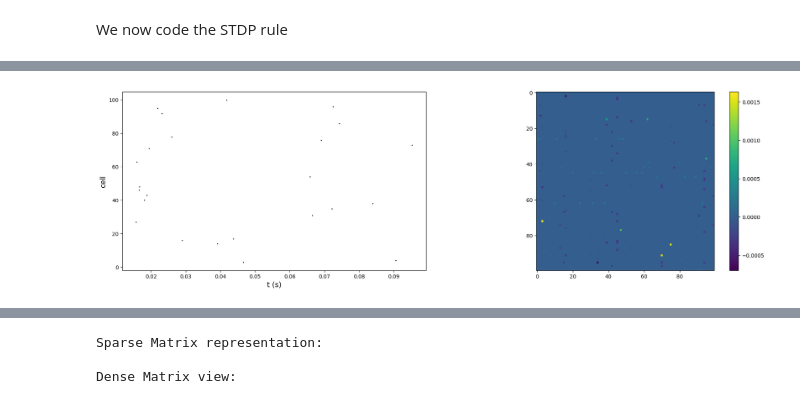
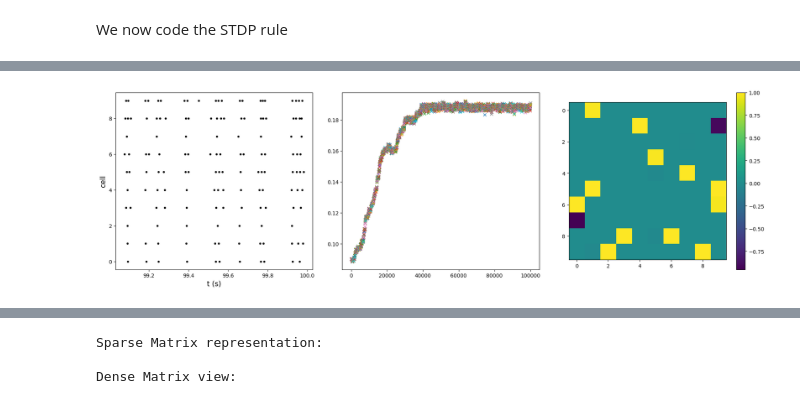
Before and after one commit to steve-cox-LA/EGlove, a Jupyter notebook: TassPlatform.ipynb, the cells around one changed output, grey strips where cells are left out. Cells and saved outputs as stored; diff of their text form; code cells hidden in the pictures.

```diff
--- a/TassPlatform.ipynb
+++ b/TassPlatform.ipynb
@@ -996,20 +996,21 @@ import numpy as np
 import matplotlib.pyplot as plt
 import math
 import scipy  as sp     #.sparse import random_array
+from scipy.sparse.csgraph import connected_components
 
-fig, (ax1, ax2) = plt.subplots(1,2)
+fig, (ax1, ax2, ax3) = plt.subplots(1,3)
 plt.subplots_adjust(right=3, left=0.25, wspace=0.15, top=1, bottom=0)
 
 rng = np.random.default_rng(12345)
 
-Tfin = 1e2
+Tfin = 1e5
 dt = 0.1
 Nt = math.ceil(Tfin/dt)
 tausyn = 1
 td = 3
 kappa = 8
 
-N = 100   # number of cells
+N = 10   # number of cells
 
 kappa_noise = 0.026
 f_noise = 20
@@ -1018,18 +1019,33 @@ gleak = 0.02
 Vrest = -38
 Cm = rng.normal(3, 3*0.05, N)
 
-# Generate the sparse weight matrix without self connections
-density = 0.05  # 7% of the elements will be non-zero
-spW = sp.sparse.random_array((N, N), density=density, format='csr', random_state=rng)
-spW.setdiag(0)
-spW.eliminate_zeros()
-Wrow, Wcol, values = sp.sparse.find(spW)
-mW = np.mean(spW)
-print("mean spW before = ", mW)
-Wbefore = spW.toarray()
+is_connected = False
+
+while not is_connected:  # Generate a fully connected sparse {0,1} weight matrix without self connections
+
+    W = sp.sparse.random_array(    # 1. Generate random array of values {1,2}
+        (N, N), density= 0.25, random_state=rng,
+        data_sampler = lambda size: rng.choice([1, 2], size=size, p=[0.4, 0.6])
+    ).tocsr()
+
+    W.setdiag(0)   # remove self-connections
+    W.eliminate_zeros()
+
+    n_components, _ = connected_components(W, directed=True, connection='strong')
+    is_connected = (n_components == 1)
+
+print("Successfully generated a fully connected synaptic weight matrix!")
+print(W)
+
+Wrow, Wcol, values = sp.sparse.find(W)
+
+W.data -=1  # lower weights by 1 to take {0,1}
+
+mW = np.mean(W)
+print("mean W before = ", mW)
+Wbefore = W.toarray()
 mW = np.mean(Wbefore)
 print("mean full W before = ", mW)
-
 
 aE = (2*tausyn-dt)/(2*tausyn+dt)
 bE = 2*kappa/(2*tausyn+dt)/N
@@ -1062,13 +1078,15 @@ next_noise = rng.exponential(
 tau_plus = 10
 tau_R = 4
 beta = 1.4
-delta = 0.002   # from Thanos Manos ,Magteld Zeitler,Peter A. Tass
+delta = 0.1 # 0.002   # from Thanos Manos ,Magteld Zeitler,Peter A. Tass
+
+zpost = Wrow[np.where(Wcol == 0)]
 
 for j in range(1,Nt):
 
     t = j*dt
 
-    gsyn = aE*gsyn + bE*spW@(T + td == t)   # is there a better way to do this?
+    gsyn = aE*gsyn + bE*W@(T + td == t)   # is there a better way to do this?
 
     old_spikes = np.where(T + td == t)[0]
     # depress their postsynaptic weights
@@ -1076,8 +1094,12 @@ for j in range(1,Nt):
         post = Wrow[np.where(Wcol == ind)]
         for p in post:
             Delta = T[p] - t    #  t_post - (t_pre + 3)
-            spW[p, ind] -= (delta*beta/tau_R)*np.exp(Delta/(tau_R*tau_plus))   # *spW[p, ind]
-            spW[p, ind] = max(0, spW[p, ind])
+            dW = (delta*beta/tau_R)*np.exp(Delta/(tau_R*tau_plus))
+            W[p, ind] -= dW   # *W[p, ind]
+            W[p, ind] = max(0, W[p, ind])
+            #print("depressing weight ", p, ind, "dW = ", round(dW,3))
+            #for z in zpost:
+            #ax2.plot(t, 1.1*p + W[p,ind],'.')
 
     g_noise = aE*g_noise
 
@@ -1106,22 +1128,32 @@ for j in range(1,Nt):
     for ind in fsp:
 
         if t > Tfin - 1000:
-            ax1.plot(t/1000,1+ind,'k.',markersize=2)
+            ax1.plot(t/1000, ind,'k.',markersize=6)
 
         pre = Wcol[np.where(Wrow == ind)]   # immediately potentiate its presynaptic weights
         for p in pre:
             if T[p] + td < t:
                 Delta = T[p] + td - t   # (t_pre + 3) - t_post
-                spW[ind, p] += delta*np.exp(Delta/tau_plus)   # *(1-spW[ind, p])
-                spW[ind,p] = min(spW[ind,p], 1)
+                dW = delta*np.exp(Delta/tau_plus)
+                W[ind, p] += dW   # *(1-W[ind, p])
+                W[ind,p] = min(W[ind,p], 1)
+                #print("potentiating weight ", ind, p, "dW = ", round(dW,3))
+                #ax2.plot(t, 1.1*ind + W[ind,p],'.')
+
+    #ax2.plot(t, W[8,2],'b.')
+    #ax2.plot(t, W[2,1],'r.')
+    if j % 100 == 0:
+        ax2.plot(t, np.mean(W), 'x')
+
+
 
 ax1.set_xlabel('t (s)',fontsize=14)
 ax1.set_ylabel('cell', color='k', fontsize=14)
 
-W = spW.toarray()    # for visualization purposes
-im1 = ax2.imshow(W-Wbefore) #, cmap='gray_r')
-fig.colorbar(im1, ax=ax2)
+W = W.toarray()    # for visualization purposes
+im1 = ax3.imshow(W-Wbefore) #, cmap='gray_r')
+fig.colorbar(im1, ax=ax3)
 
-mW = np.mean(spW)
+mW = np.mean(W)
 print("mean W after = ", mW);
 # %% [output]
@@ -1131 +1177 @@ mean W after =  0.024419058339059215
-[figure, old version]
+[figure, new version]
```
Also changed, not shown: parts of 3 cells of this notebook.
